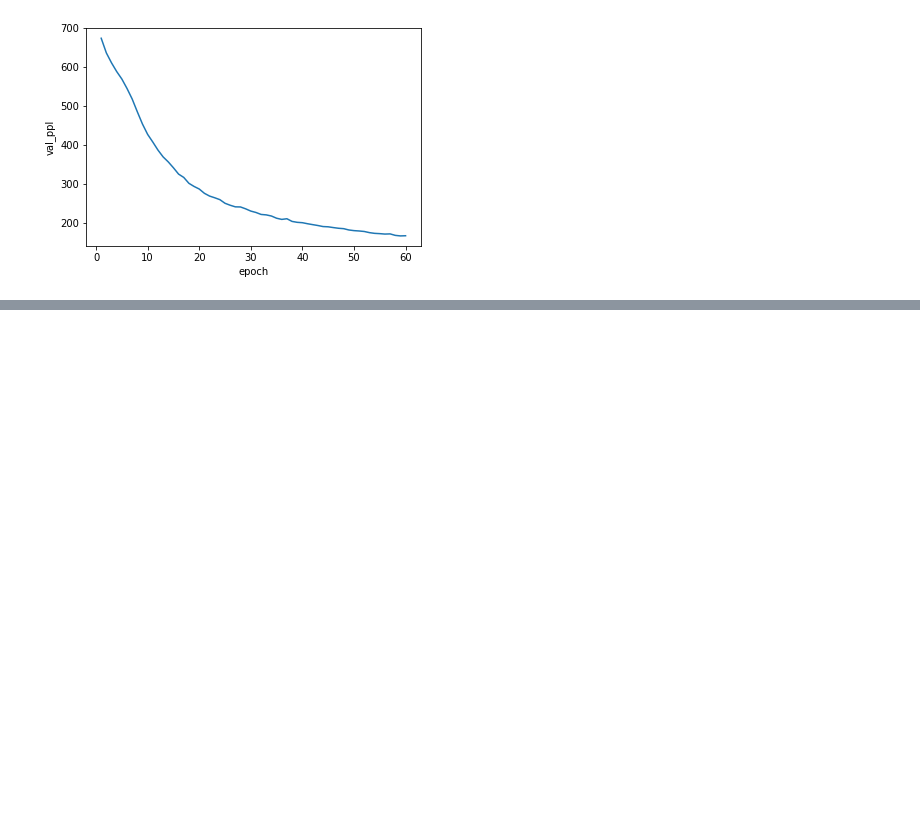
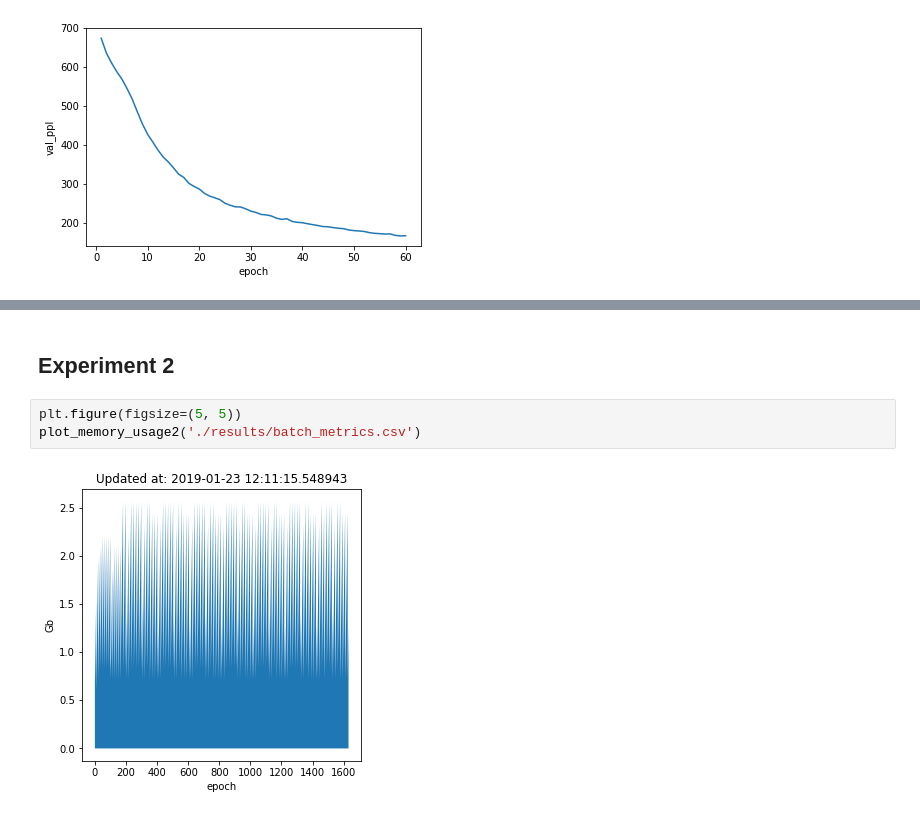
Before and after one commit to a-martyn/awd-lstm, a Jupyter notebook: monitor.ipynb, the cells around one changed output, grey strips where cells are left out. Cells and saved outputs as stored; diff of their text form; blank space fills up the shorter version.

```diff
--- a/monitor.ipynb
+++ b/monitor.ipynb
@@ -68,0 +86,7 @@ sns.lineplot(x='epoch', y='val_ppl', data=df);
+# %% [markdown]
+## Experiment 2
+# %%
+plt.figure(figsize=(5, 5))
+plot_memory_usage2('./results/batch_metrics.csv')
+# %% [output]
+[figure, added]
```
Also changed, not shown: parts of 8 cells of this notebook, 7 other files.
